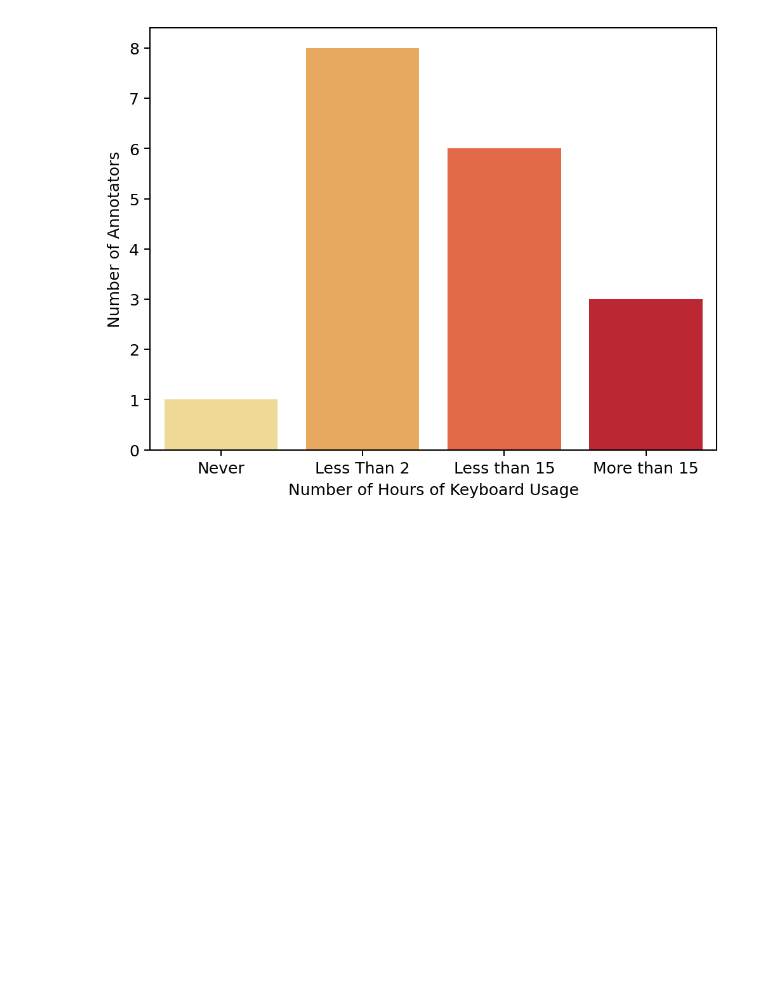
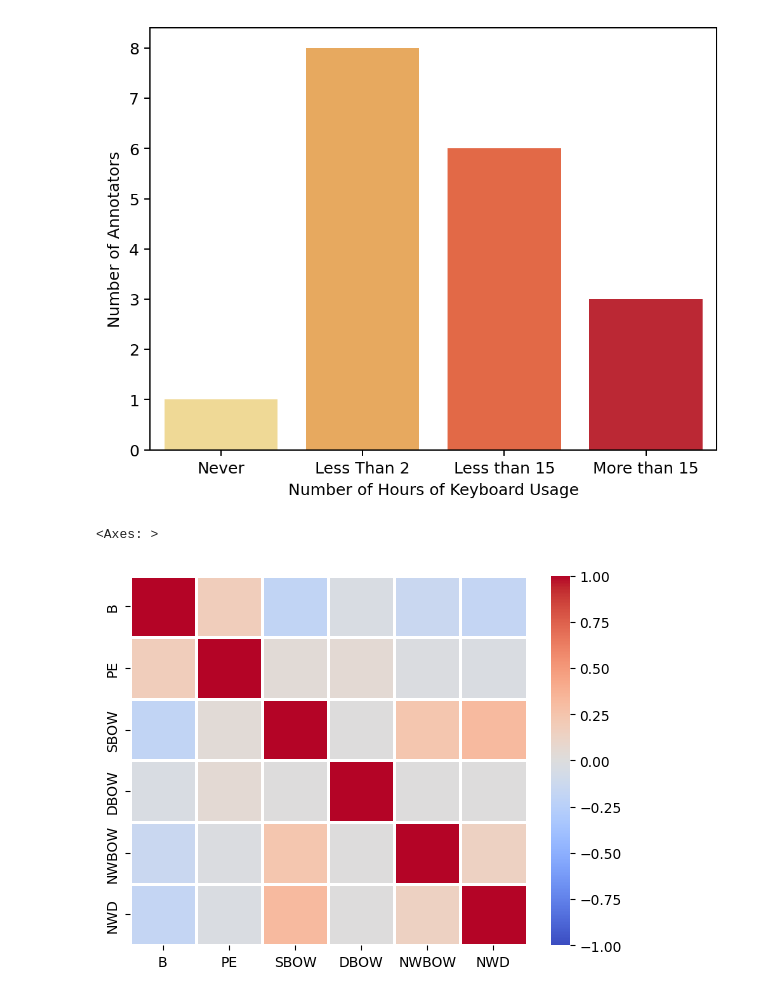
Before and after one commit to microsoft/INMT-lite, a Jupyter notebook: user-study/scripts/analysis_visualize.ipynb, the cells around one changed output. Cells and saved outputs as stored; diff of their text form; code cells hidden in the pictures; blank space fills up the shorter version.

```diff
--- a/user-study/scripts/analysis_visualize.ipynb
+++ b/user-study/scripts/analysis_visualize.ipynb
@@ -243,3 +290,10 @@ fig.set(xlabel = 'Number of Hours of Keyboard Usage', ylabel = 'Number of Annota
 [Text(0, 0.5, 'Number of Annotators'),
  Text(0.5, 0, 'Number of Hours of Keyboard Usage')]
 [figure]
+# %%
+combined = [[1.0, 0.17717206132879038, -0.19259259259259287, -0.033707865168539186, -0.14731098986749802, -0.1772784019975031], [0.17717206132879038, 1.0, 0.034214618973561484, 0.047337278106508784, -0.021381578947368363, -0.02941176470588225], [-0.19259259259259243, 0.034214618973561484, 1.0, 0.001607717041800738, 0.23665223665223667, 0.31809759110562086], [-0.033707865168539186, 0.047337278106508784, 0.001607717041800738, 1.0, 0.002601908065914982, 0.0], [-0.14731098986749802, -0.021381578947368363, 0.23665223665223667, 0.002601908065914982, 1.0, 0.14498141263940512], [-0.1772784019975031, -0.02941176470588225, 0.31809759110562086, 0.0, 0.14498141263940523, 1.0]]
+# %%
+sns.heatmap(combined, cmap = 'coolwarm', vmin = -1, vmax = 1, linewidth = .8, xticklabels=['B', 'PE', 'SBOW', 'DBOW', 'NWBOW', 'NWD'], yticklabels=['B', 'PE', 'SBOW', 'DBOW', 'NWBOW', 'NWD'])
+# %% [output]
+<Axes: >
+[figure, added]
```
Also changed, not shown: parts of 4 cells of this notebook, 5 other files.
